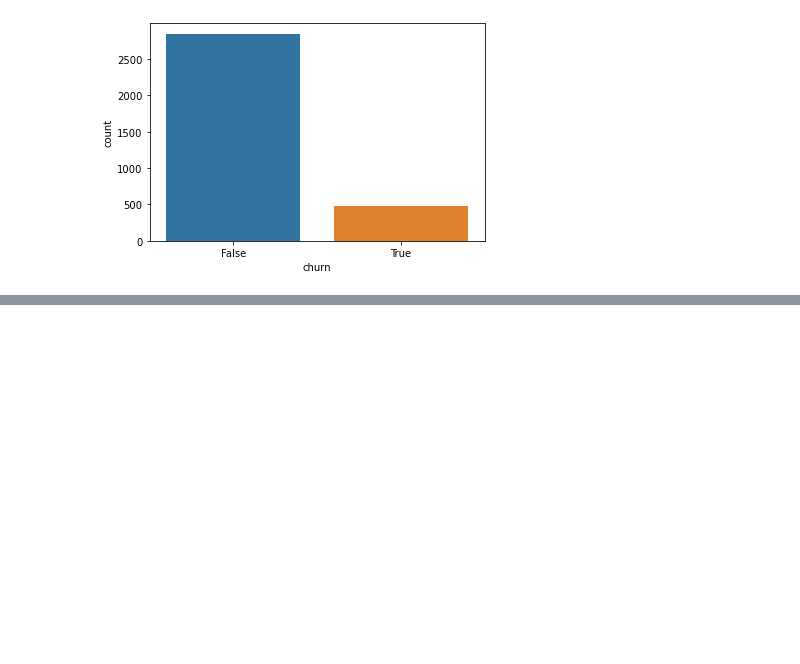
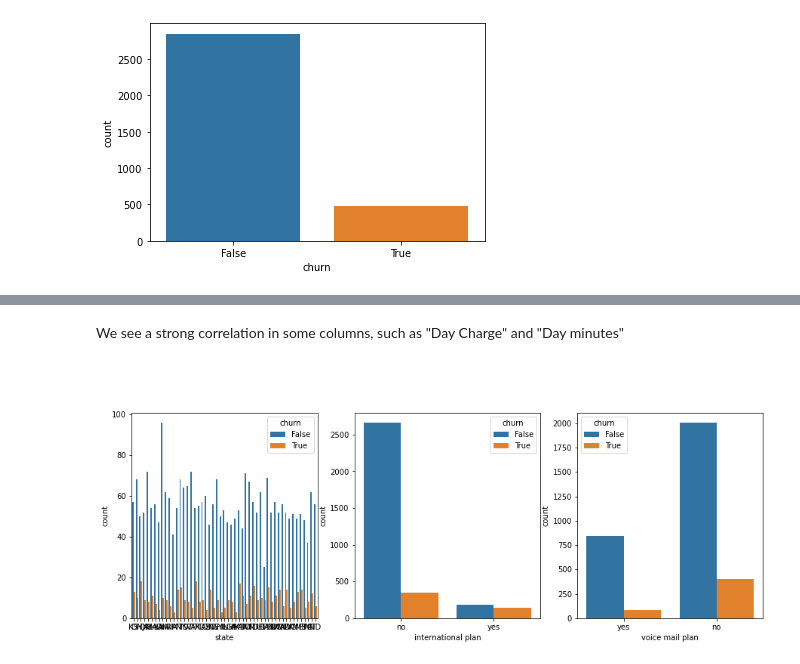
Before and after one commit to PatienceAnono/-SyriaTel-Customer-Churn-Project, a Jupyter notebook: SyriaTel Customer Churn.ipynb, the cells around one changed output, grey strips where cells are left out. Saved outputs shown, nothing was run; the diff lists cells and outputs as text; code cells hidden in the pictures; blank space fills up the shorter version.

```diff
--- a/SyriaTel Customer Churn.ipynb
+++ b/SyriaTel Customer Churn.ipynb
@@ -184,0 +237,4 @@ sns.countplot(x = "churn",data =data)
+# %%
+#creating a variable to store categorical columns
+categorical_features = data.select_dtypes(include=["object"])
+categorical_features.head()
@@ -184,0 +297,15 @@ sns.countplot(x = "churn",data =data)
+# %% [markdown]
+We see a strong correlation in some columns, such as "Day Charge" and "Day minutes"
+# %% [markdown]
+###
+# %%
+#
+n_rows = 1
+n_columns = 3
+
+plt.figure(figsize=(15,5))
+for i in enumerate(categorical_features):
+    plt.subplot(n_rows,n_columns,i[0]+1)
+    sns.countplot(x= i[1],hue = 'churn', data = data)
+# %% [output]
+[figure, added]
```
Also changed, not shown: parts of 15 cells of this notebook.
